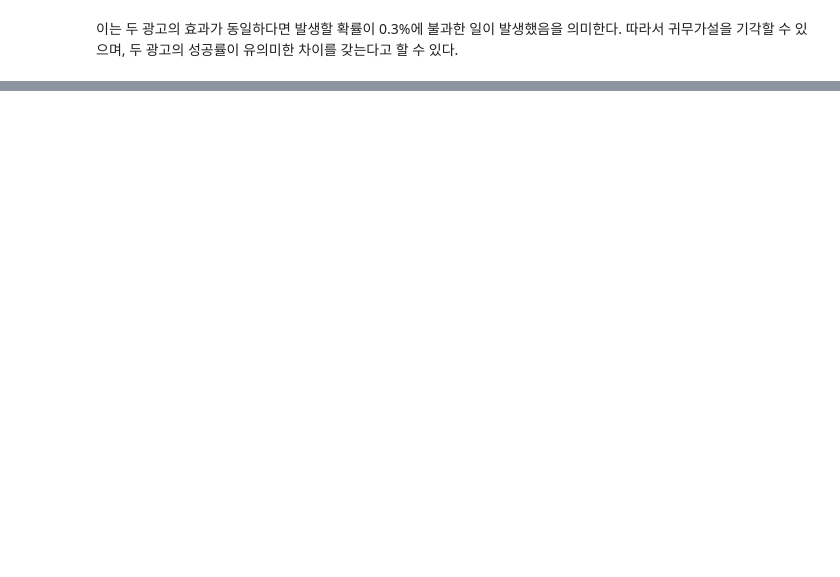
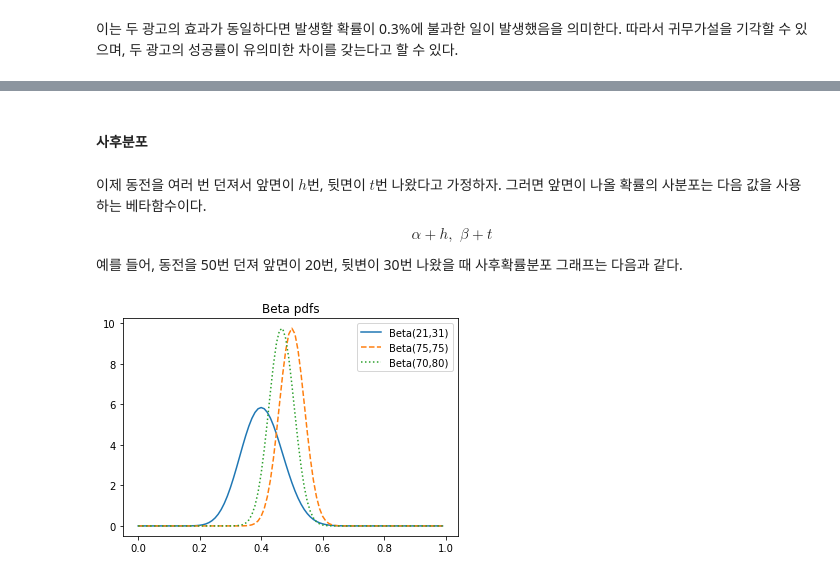
Before and after one commit to liganega/DataAnalysisInPython, a Jupyter notebook: notebooks/pda10-HypothesisAndInference.ipynb, the cells around one changed output, grey strips where cells are left out. Saved outputs shown, nothing was run; the diff lists cells and outputs as text; code cells hidden in the pictures; blank space fills up the shorter version.

```diff
--- a/notebooks/pda10-HypothesisAndInference.ipynb
+++ b/notebooks/pda10-HypothesisAndInference.ipynb
@@ -938,0 +1030,21 @@ def beta_pdf(x: float, alpha: float, beta: float) -> float:
+# %% [markdown]
+#### 사후분포
+# %% [markdown]
+이제 동전을 여러 번 던져서 앞면이 $h$번, 뒷면이 $t$번 나왔다고 가정하자.
+그러면 앞면이 나올 확률의 사분포는 다음 값을 사용하는 베타함수이다.
+
+$$\alpha + h,\,\, \beta + t$$
+
+예를 들어, 동전을 50번 던져 앞면이 20번, 뒷변이 30번 나왔을 때 사후확률분포 그래프는 다음과 같다.
+# %%
+from matplotlib import pyplot as plt
+
+xs = [x / 100.0 for x in range(0,100)]
+plt.plot(xs,[beta_pdf(x,alpha=21,beta=31) for x in xs],'-',label='Beta(21,31)')
+plt.plot(xs,[beta_pdf(x,alpha=75,beta=75) for x in xs],'--',label='Beta(75,75)')
+plt.plot(xs,[beta_pdf(x,alpha=70,beta=80) for x in xs],':',label='Beta(70,80)')
+plt.legend()
+plt.title('Beta pdfs')
+plt.show()
+# %% [output]
+[figure, added]
```
Also changed, not shown: parts of 41 cells of this notebook.
